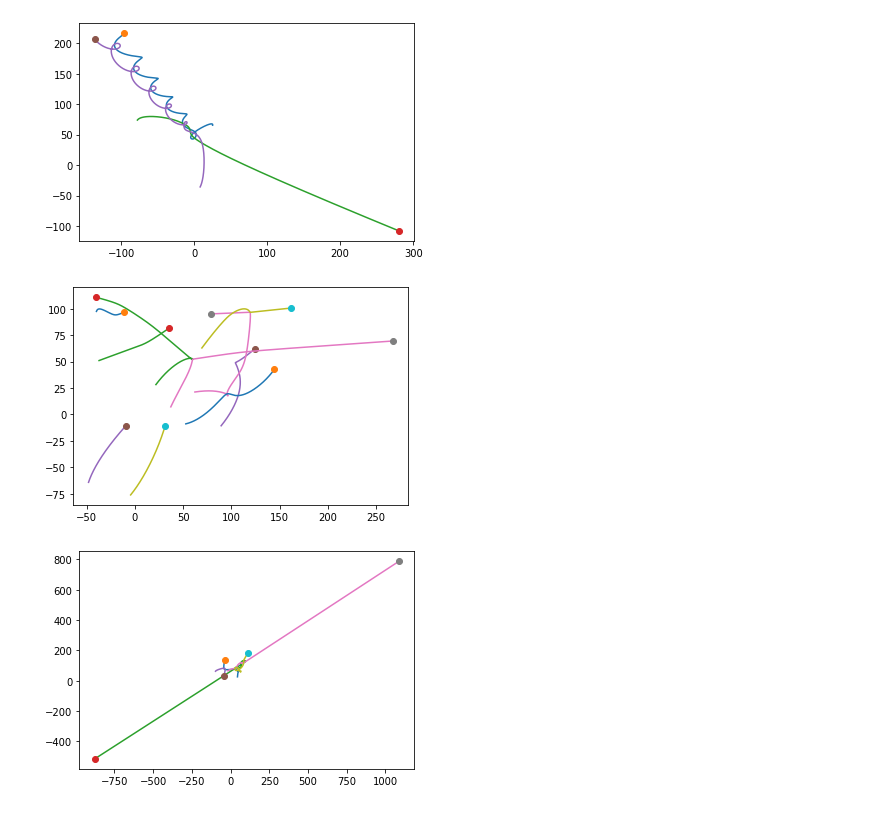
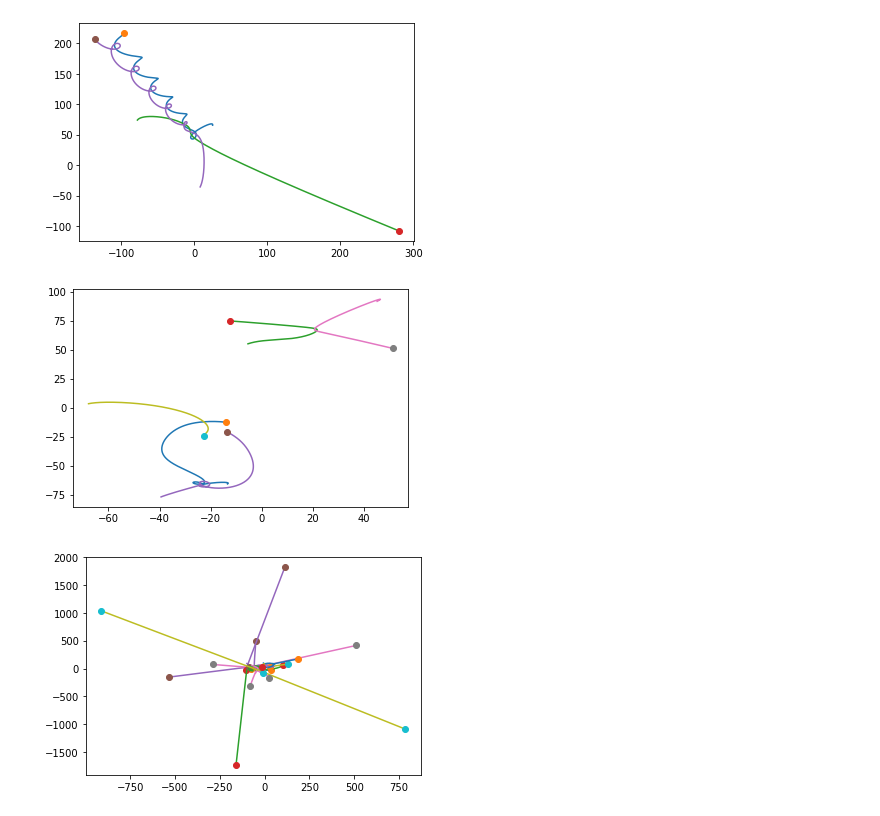
Before and after one commit to gksthdals/Three-Body-Problem, a Jupyter notebook: Three-Body-Problem.ipynb, the cells around one changed output. Drawn from its saved outputs; the diff is of its cells as text; code cells hidden in the pictures.

```diff
--- a/Three-Body-Problem.ipynb
+++ b/Three-Body-Problem.ipynb
@@ -206,22 +188,18 @@ n_body_system.plot()
 # %% [output]
 [figure]
 # %%
-n_body_system = N_Body_System(10)
+n_body_system = N_Body_System(5)
 
-n_body_system.n_mass = n_body_system.n_mass * 0.01
-
-n_body_system.play(10000)
+n_body_system.play()
 
 n_body_system.plot()
 # %% [output]
-[figure, old version]
+[figure, new version]
 # %%
-n_body_system = N_Body_System(5)
+n_body_system = N_Body_System(20)
 
-n_body_system.n_mass = n_body_system.n_mass * 0.1
-
-n_body_system.play(10000)
+n_body_system.play()
 
 n_body_system.plot()
 # %% [output]
-[figure, old version]
+[figure, new version]
```
Also changed, not shown: parts of 5 cells of this notebook.
